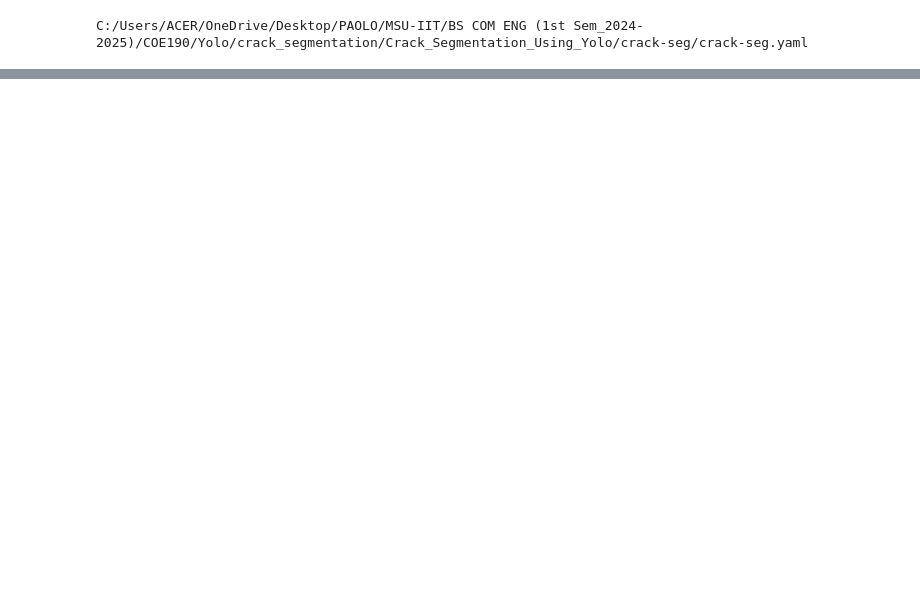
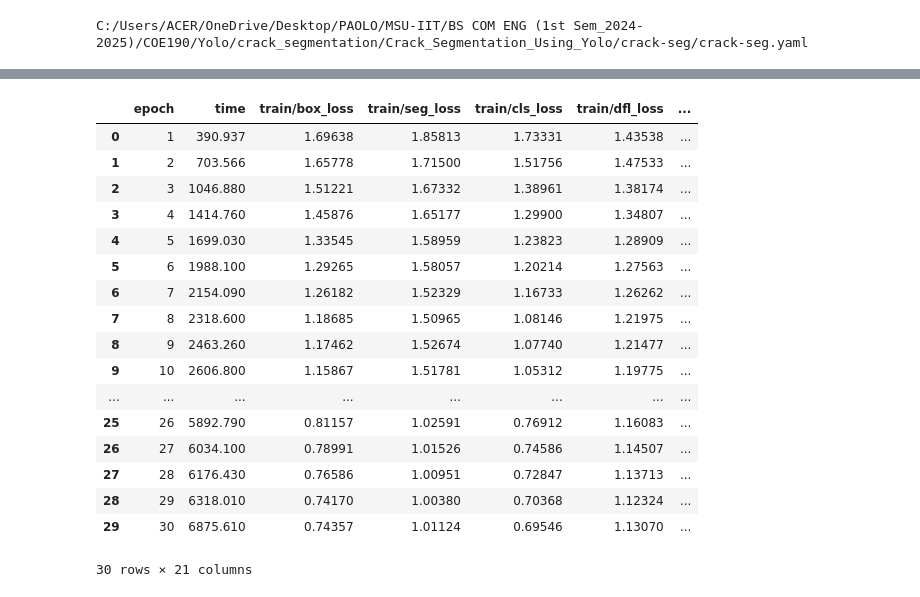
Before and after one commit to PawixTheGreat267/Crack_Segmentation_Using_Yolo, a Jupyter notebook: main.ipynb, the cells around one changed output, grey strips where cells are left out. Saved outputs shown, nothing was run; the diff lists cells and outputs as text; code cells hidden in the pictures; blank space fills up the shorter version.

```diff
--- a/main.ipynb
+++ b/main.ipynb
@@ -261,0 +360,23 @@ NameError: name 'model' is not defined
+# %%
+df = pd.read_csv(str(image_path / "results.csv"))
+
+df
+# %% [output]
+|  | epoch | time | train/box_loss | train/seg_loss | train/cls_loss | train/dfl_loss | ... |
+| 0 | 1 | 390.937 | 1.69638 | 1.85813 | 1.73331 | 1.43538 | ... |
+| 1 | 2 | 703.566 | 1.65778 | 1.71500 | 1.51756 | 1.47533 | ... |
+| 2 | 3 | 1046.880 | 1.51221 | 1.67332 | 1.38961 | 1.38174 | ... |
+| 3 | 4 | 1414.760 | 1.45876 | 1.65177 | 1.29900 | 1.34807 | ... |
+| 4 | 5 | 1699.030 | 1.33545 | 1.58959 | 1.23823 | 1.28909 | ... |
+| 5 | 6 | 1988.100 | 1.29265 | 1.58057 | 1.20214 | 1.27563 | ... |
+| 6 | 7 | 2154.090 | 1.26182 | 1.52329 | 1.16733 | 1.26262 | ... |
+| 7 | 8 | 2318.600 | 1.18685 | 1.50965 | 1.08146 | 1.21975 | ... |
+| 8 | 9 | 2463.260 | 1.17462 | 1.52674 | 1.07740 | 1.21477 | ... |
+| 9 | 10 | 2606.800 | 1.15867 | 1.51781 | 1.05312 | 1.19775 | ... |
+| ... | ... | ... | ... | ... | ... | ... | ... |
+| 25 | 26 | 5892.790 | 0.81157 | 1.02591 | 0.76912 | 1.16083 | ... |
+| 26 | 27 | 6034.100 | 0.78991 | 1.01526 | 0.74586 | 1.14507 | ... |
+| 27 | 28 | 6176.430 | 0.76586 | 1.00951 | 0.72847 | 1.13713 | ... |
+| 28 | 29 | 6318.010 | 0.74170 | 1.00380 | 0.70368 | 1.12324 | ... |
+| 29 | 30 | 6875.610 | 0.74357 | 1.01124 | 0.69546 | 1.13070 | ... |
+30 rows × 21 columns
```
Also changed, not shown: parts of 7 cells of this notebook.
